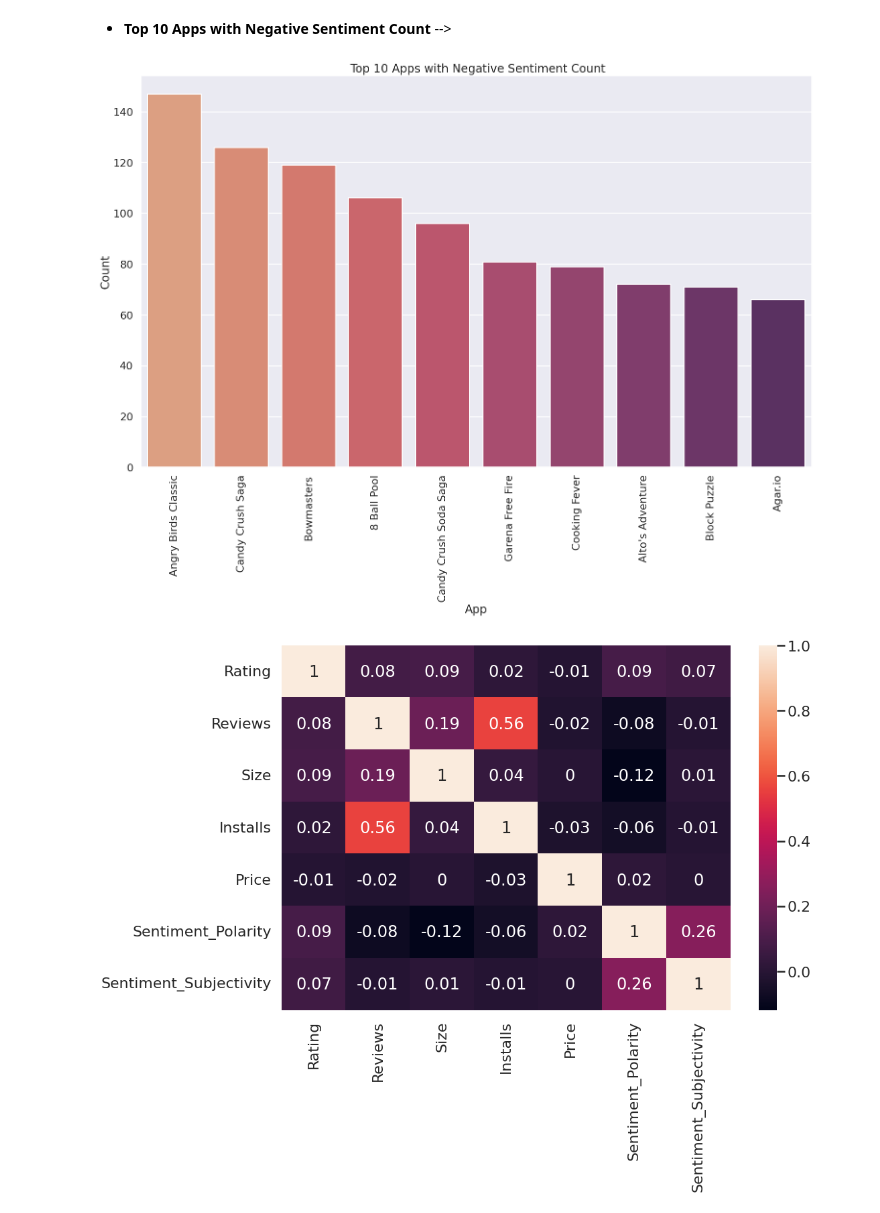
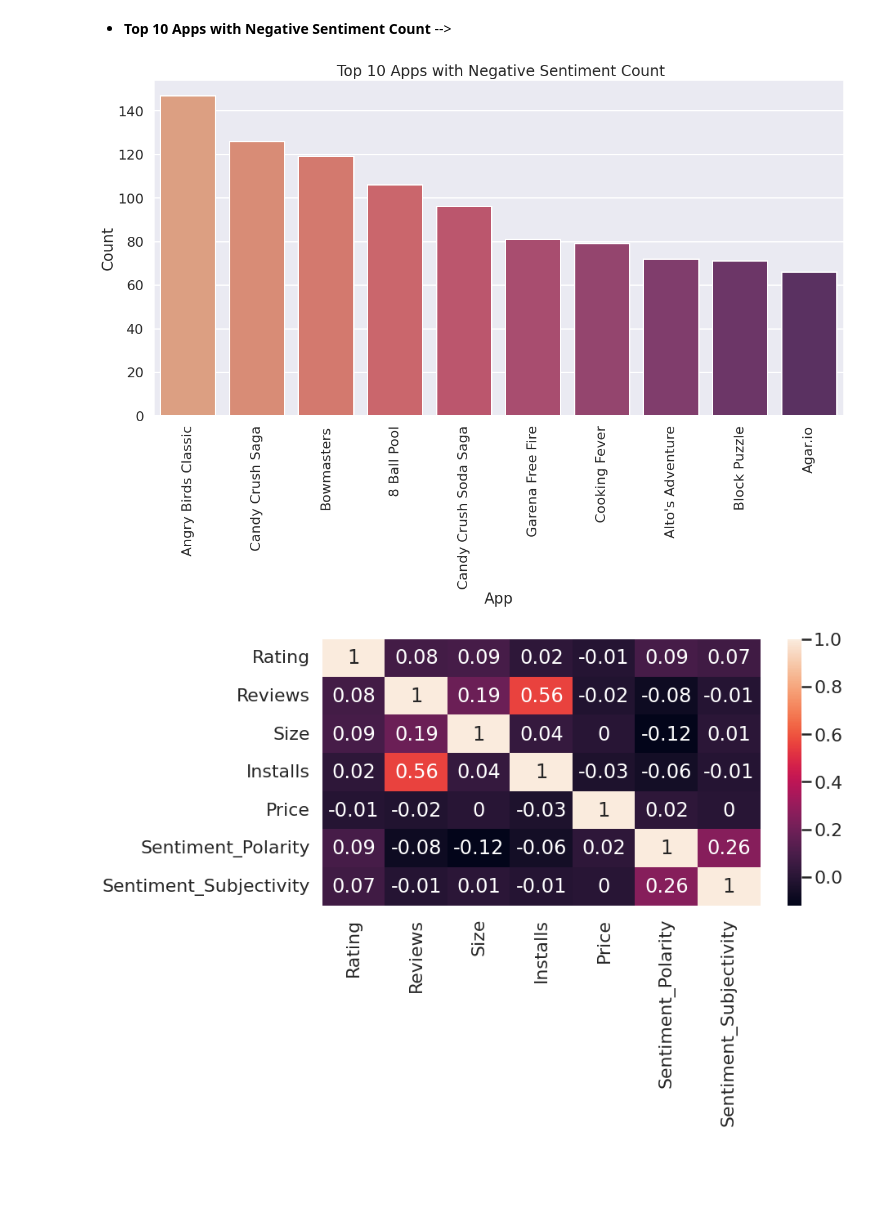
Before and after one commit to Saurabhf/Play-Store-App-Reviews-Analysis, a Jupyter notebook: Play_Store_App_Review_Analysis.ipynb, the cells around one changed output. Drawn from its saved outputs; the diff is of its cells as text; code cells hidden in the pictures; blank space fills up the shorter version.

```diff
--- a/Play_Store_App_Review_Analysis.ipynb
+++ b/Play_Store_App_Review_Analysis.ipynb
@@ -1279,7 +1279,7 @@ plt.show()
 * **Sentiment Polarity and Rating** -->
 # %%
 # Is there any relation between Sentimnet Polarity and App ratings?
-plt.rcParams['figure.figsize'] = [25, 15]
+plt.rcParams['figure.figsize'] = [17, 9]
 sentiment_polarity_rating = sns.regplot(y='Rating', x='Sentiment_Polarity', scatter_kws={"color": "dodgerblue"}, line_kws={"color": "darkviolet"}, data=merged_PSUR)
 plt.title('Sentiment Polarity VS Rating', size =20)
 plt.show()
@@ -1291,7 +1289,7 @@ plt.show()
 * **Top 10 Apps with Positive sentiment count** -->
 # %%
 # Which top 10 apps has positive sentiments?
-plt.rcParams['figure.figsize'] = [25, 15]
+plt.rcParams['figure.figsize'] = [17, 9]
 sns.set_context('poster')
 top_positive_sentiment_apps=sns.barplot(x='App', y='Count', data= tempdf, palette= "Blues_r")
 plt.xticks(rotation=90)
@@ -1306,23 +1302,21 @@ plt.show()
 # %%
 # Which top 10 apps has negative sentiments?
-plt.rcParams['figure.figsize'] = [25, 15]
+plt.rcParams['figure.figsize'] = [20, 10]
 sns.set_context('poster')
 top_negative_sentiment_apps = sns.barplot(x='App', y='Count', data= tempdfnegative, palette = "flare")
 plt.xticks(rotation=90)
 plt.title(" Top 10 Apps with Negative Sentiment Count")
 plt.show()
 # %% [output]
-[figure, old version]
+[figure, new version]
 # %%
-plt.rcParams['figure.figsize'] = [15, 10]
+# Corealtion of Merged Dataset
+plt.rcParams['figure.figsize'] = [12, 6]
 corr = merged_PSUR.corr().round(2)
 hm = sns.heatmap(corr, annot = True)
-
-# plt.figure(figsize=(16,5))
-# plt.plot(x, 'ro')
-# plt.xticks(rotation=90)
+plt.savefig('hm.png', bbox_inches='tight')
 plt.show()
 # %% [output]
-[figure, old version]
+[figure, new version]
 # %% [markdown]
 # **Conclusion:**
```
Also changed, not shown: parts of 5 cells of this notebook.
